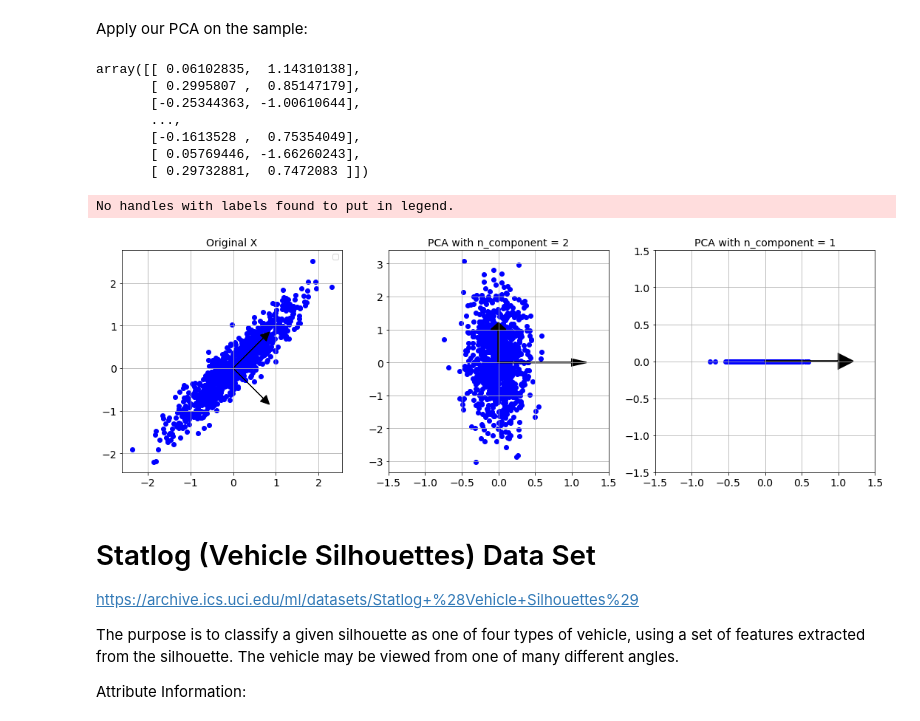
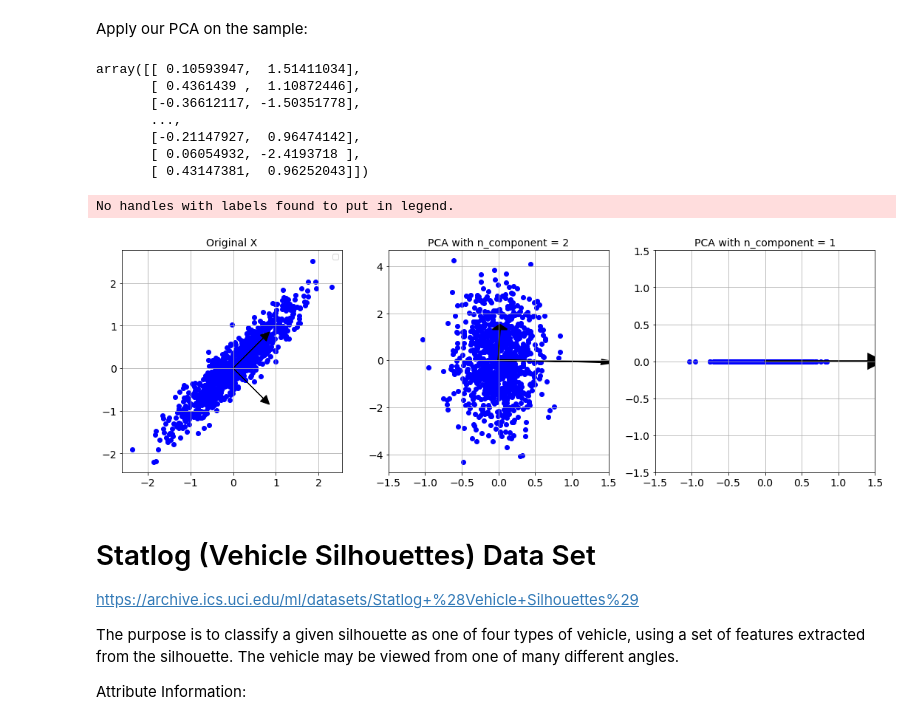
Before and after one commit to shestakoff/hse_se_ml, a Jupyter notebook: 2019/s8-pca/seminar8-pca.ipynb, the cells around one changed output. Cells and saved outputs as stored; diff of their text form; code cells hidden in the pictures.

```diff
--- a/2019/s8-pca/seminar8-pca.ipynb
+++ b/2019/s8-pca/seminar8-pca.ipynb
@@ -153,27 +153,32 @@ class MyPCA(object):
         """
 
         self.n_components = n_components
+        self.means = None
+        self.stds = None
         self.A = None
         self.eig_vals = None
         self.eig_vecs = None
 
 
-    def _centering(self, X):
+    def _normalize(self, X, is_fit=True):
         """
-        This method centers input data.
+        This method centers and scales input data.
 
         Parameters
         ----------
         X : numpy.ndarray
-            Input data smaple with shape=[n_objects, n_features]
+            Input data sample with shape=[n_objects, n_features]
 
         Returns
         -------
         X_center : numpy.ndarray
-            Centered input data smaple with shape=[n_objects, n_features]
+            Centered and scaled input data sample with shape=[n_objects, n_features]
         """
+        if is_fit:
+            self.means = X.mean(axis=0)
+            self.stds = X.std(axis=0)
 
-        X_center = ( X - X.mean(axis=0) ) / X.std(axis=0)
+        X_center = ( X - self.means ) / self.stds
 
         return X_center
 
@@ -189,7 +194,7 @@ class MyPCA(object):
         """
 
         # Centering (and scaling)
-        X_center = self._centering(X)
+        X_center = self._normalize(X)
 
         # Calculate covariance matrix
         C = np.dot(X_center.T, X_center)
@@ -226,8 +231,11 @@ class MyPCA(object):
             print("Hey! What are you doing? Fit me firstly.")
             return X
 
+        # Centering (and scaling)
+        X_center = self._normalize(X, is_fit=False)
+
         # Perform projection
-        X_pca = np.dot(X, self.A)
+        X_pca = np.dot(X_center, self.A)
 
         return X_pca
 # %% [markdown]
@@ -239,13 +247,13 @@ X_pca = pca.transform(X)
 # %%
 X_pca
 # %% [output]
-array([[ 0.06102835,  1.14310138],
-       [ 0.2995807 ,  0.85147179],
-       [-0.25344363, -1.00610644],
+array([[ 0.10593947,  1.51411034],
+       [ 0.4361439 ,  1.10872446],
+       [-0.36612117, -1.50351778],
        ...,
-       [-0.1613528 ,  0.75354049],
-       [ 0.05769446, -1.66260243],
-       [ 0.29732881,  0.7472083 ]])
+       [-0.21147927,  0.96474142],
+       [ 0.06054932, -2.4193718 ],
+       [ 0.43147381,  0.96252043]])
 # %%
 pca_1 = MyPCA(n_components=1)
 pca_1.fit(X)
@@ -271,35 +279,35 @@ plt.legend(loc='best')
 
 # Plot for PCA with n_components=2
 plt.subplot(1, 3, 2)
 plt.scatter(X_pca_2[:, 0], X_pca_2[:, 1], color='b')
 for vector in pca_2.transform(pca_2.eig_vecs):
     plt.arrow(0, 0, vector[0], vector[1], head_width=0.2, head_length=0.2, fc='k', ec='k', linewidth=2)
 plt.title("PCA with n_component = 2", size=14)
 plt.xticks(size=14)
 plt.yticks(size=14)
 plt.xlim(-1.5, 1.5)
 plt.grid(b=1)
 
 
 # Plot for PCA with n_components=1
 plt.subplot(1, 3, 3)
 plt.scatter(X_pca_1[:, 0], [0]*len(X_pca_1), color='b')
 for vector in pca_1.transform(pca_1.eig_vecs):
-    if vector[0] == 0: continue
+    if vector[0] <= 0.5: continue
     plt.arrow(0, 0, vector[0], 0, head_width=0.2, head_length=0.2, fc='k', ec='k', linewidth=2)
 plt.title("PCA with n_component = 1", size=14)
 plt.xticks(size=14)
 plt.yticks(size=14)
 plt.xlim(-1.5, 1.5)
 plt.ylim(-1.5, 1.5)
 plt.grid(b=1)
 
 
 plt.tight_layout()
 plt.show()
 # %% [output]
 No handles with labels found to put in legend.
-[figure, old version]
+[figure, new version]
 # %% [markdown]
 # Statlog (Vehicle Silhouettes) Data Set
 https://archive.ics.uci.edu/ml/datasets/Statlog+%28Vehicle+Silhouettes%29
```
